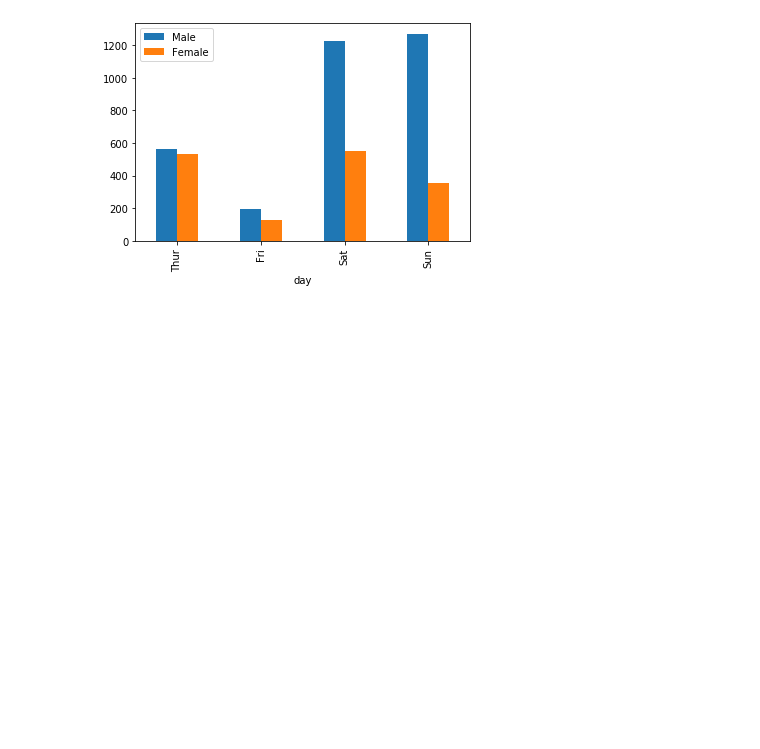
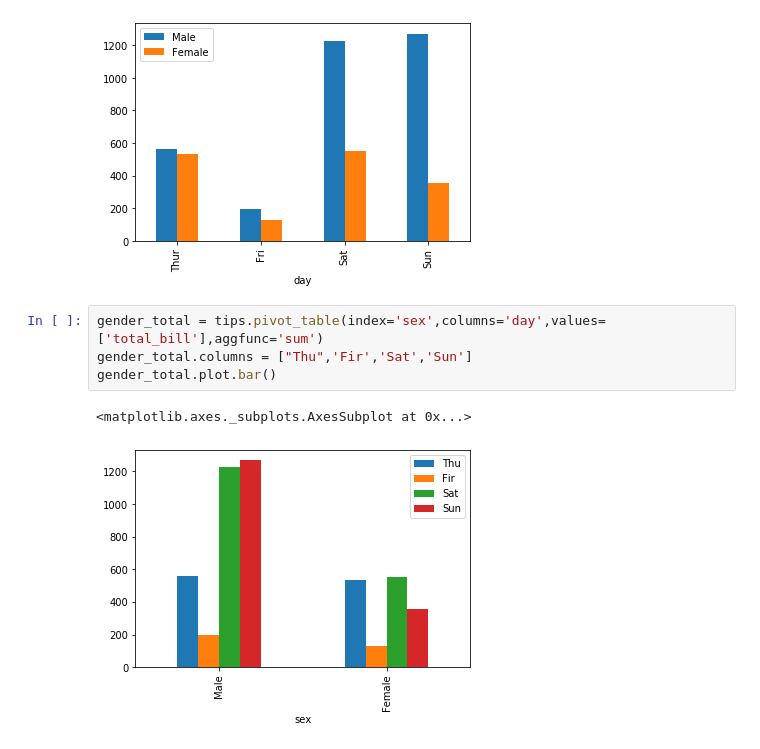
Before and after one commit to srikanthpragada/DS_18_MAY_2020, a Jupyter notebook: pandas/tips_df.ipynb, the cells around one changed output. Saved outputs shown, nothing was run; the diff lists cells and outputs as text; blank space fills up the shorter version.

```diff
--- a/pandas/tips_df.ipynb
+++ b/pandas/tips_df.ipynb
@@ -418,3 +435,10 @@ day_total.plot.bar()
 # %% [output]
 <matplotlib.axes._subplots.AxesSubplot at 0x...>
 [figure]
+# %%
+gender_total = tips.pivot_table(index='sex',columns='day',values=['total_bill'],aggfunc='sum')
+gender_total.columns = ["Thu",'Fir','Sat','Sun']
+gender_total.plot.bar()
+# %% [output]
+<matplotlib.axes._subplots.AxesSubplot at 0x...>
+[figure, added]
```
Also changed, not shown: parts of 3 cells of this notebook, 2 other files.
